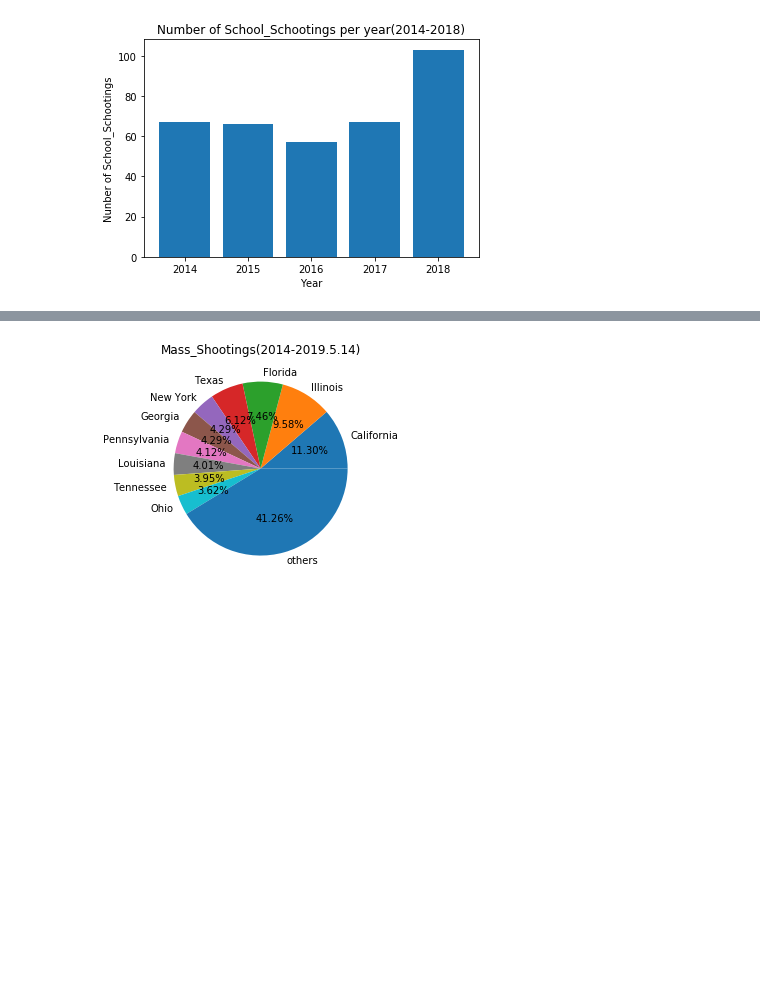
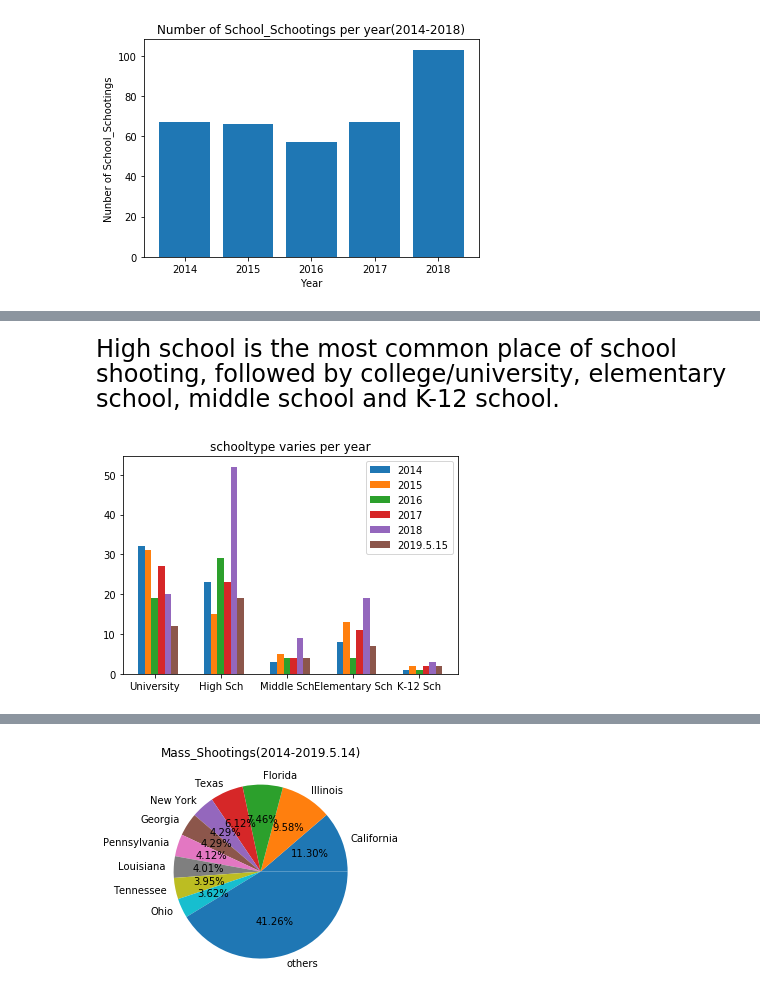
Before and after one commit to s5shah/ECE143_project, a Jupyter notebook: main.ipynb, the cells around one changed output, grey strips where cells are left out. Saved outputs shown, nothing was run; the diff lists cells and outputs as text; code cells hidden in the pictures; blank space fills up the shorter version.

```diff
--- a/main.ipynb
+++ b/main.ipynb
@@ -24,0 +55,6 @@ data3.plot_incidence_per_year('bar')
+# %% [markdown]
+<font face="Georgia" size=5 color=#000000 >High school is the most common place of school shooting, followed by college/university, elementary school, middle school and K-12 school.
+# %%
+data3.plot_school_type_per_year()
+# %% [output]
+[figure, added]
```
Also changed, not shown: parts of 19 cells of this notebook.
